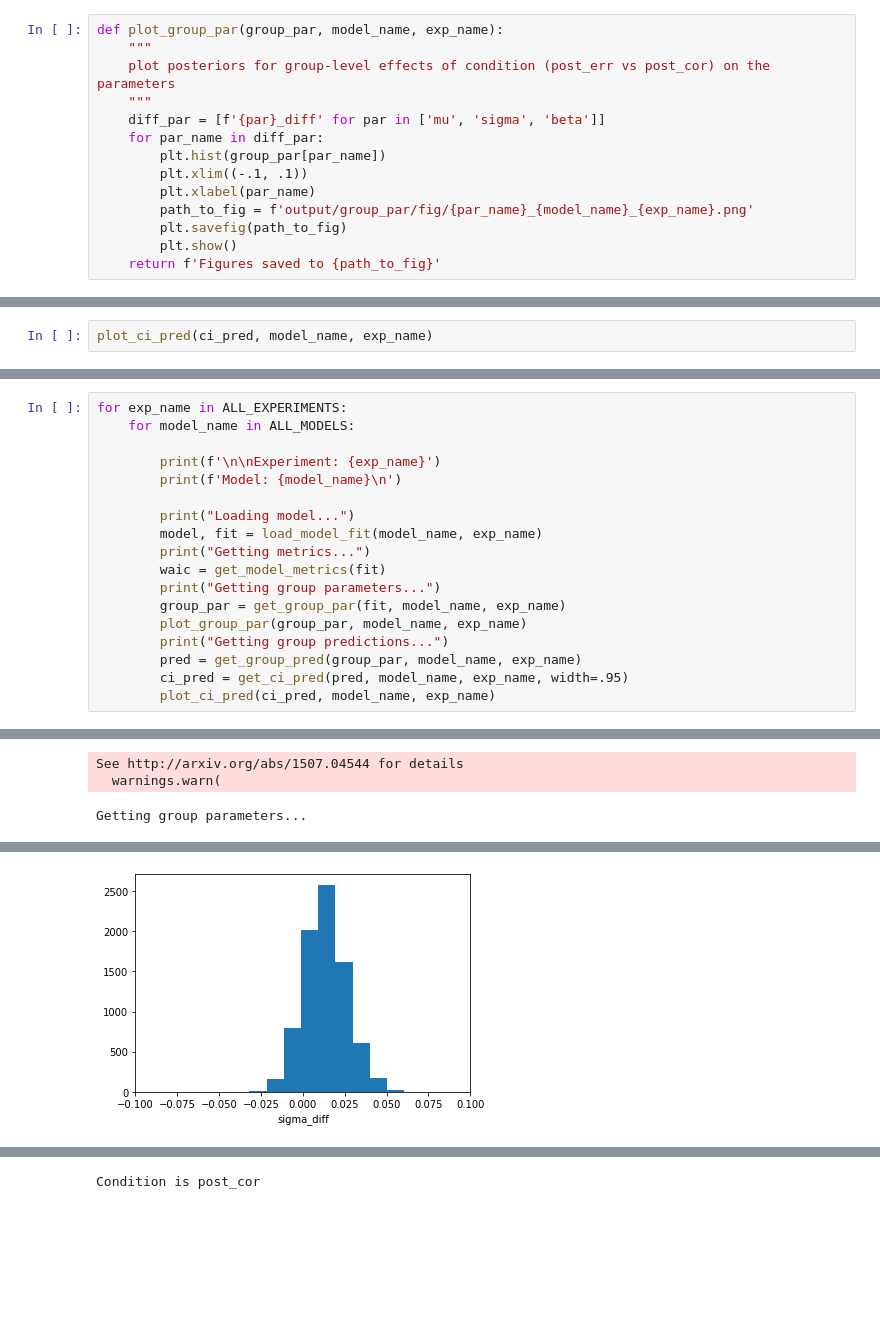
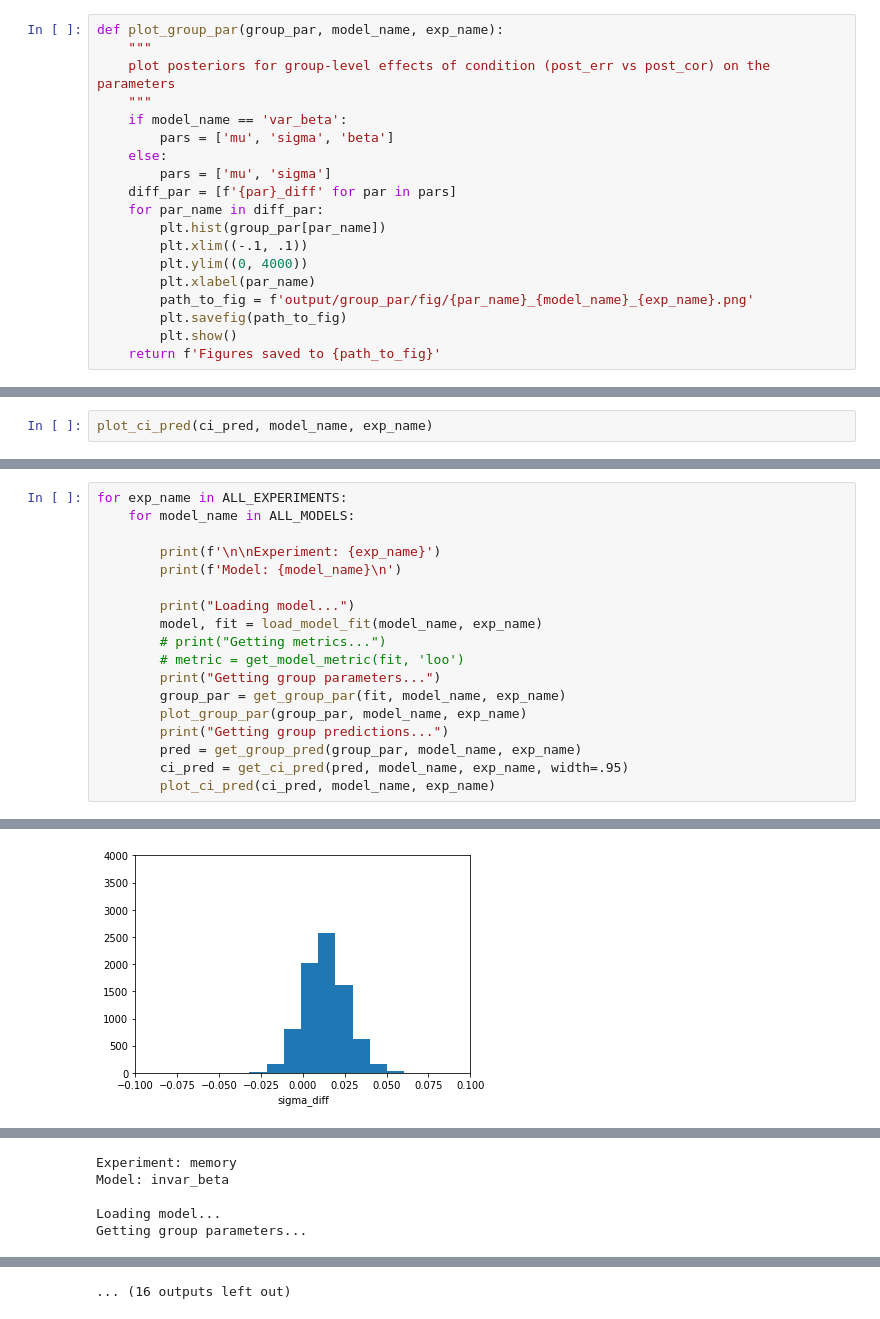
Before and after one commit to adkinsty/post_error_followup, a Jupyter notebook: inference.ipynb, the cells around one changed output, grey strips where cells are left out. Drawn from its saved outputs; the diff is of its cells as text; blank space fills up the shorter version.

Commit message:
update readme, move metric files, update training

```diff
--- a/inference.ipynb
+++ b/inference.ipynb
@@ -123,10 +127,15 @@ def plot_group_par(group_par, model_name, exp_name):
     """
     plot posteriors for group-level effects of condition (post_err vs post_cor) on the parameters
     """
-    diff_par = [f'{par}_diff' for par in ['mu', 'sigma', 'beta']]
+    if model_name == 'var_beta':
+        pars = ['mu', 'sigma', 'beta']
+    else:
+        pars = ['mu', 'sigma']
+    diff_par = [f'{par}_diff' for par in pars]
     for par_name in diff_par:
         plt.hist(group_par[par_name])
         plt.xlim((-.1, .1))
+        plt.ylim((0, 4000))
         plt.xlabel(par_name)
         path_to_fig = f'output/group_par/fig/{par_name}_{model_name}_{exp_name}.png'
         plt.savefig(path_to_fig)
@@ -236,8 +249,8 @@ for exp_name in ALL_EXPERIMENTS:
 
         print("Loading model...")
         model, fit = load_model_fit(model_name, exp_name)
-        print("Getting metrics...")
-        waic = get_model_metrics(fit)
+        # print("Getting metrics...")
+        # metric = get_model_metric(fit, 'loo')
         print("Getting group parameters...")
         group_par = get_group_par(fit, model_name, exp_name)
         plot_group_par(group_par, model_name, exp_name)
@@ -254,3 +266,0 @@ Getting metrics...
-See http://arxiv.org/abs/1507.04544 for details
-  warnings.warn(
-Getting group parameters...
@@ -258 +268 @@ Getting group parameters...
-[figure, old version]
+[figure, new version]
@@ -259,0 +270,5 @@ Getting group parameters...
+Experiment: memory
+Model: invar_beta
+
+Loading model...
+Getting group parameters...
@@ -262 +290 @@ Condition is post_err
-Condition is post_cor
+... (16 outputs left out)
```
Also changed, not shown: parts of 19 cells of this notebook, 22 other files.
